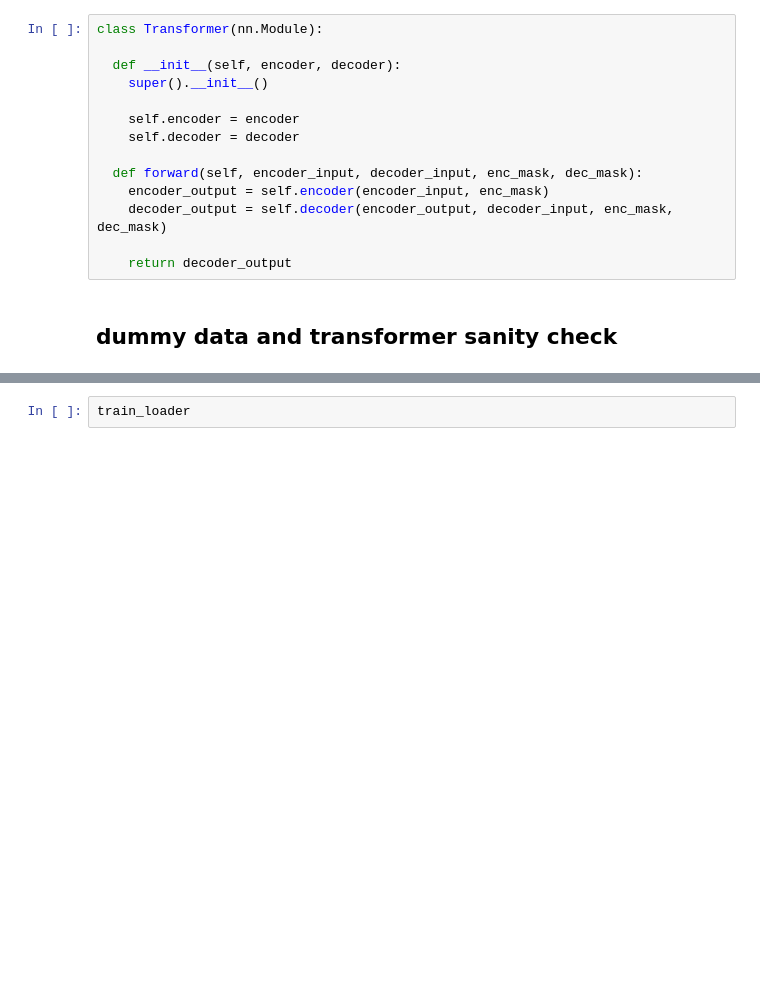
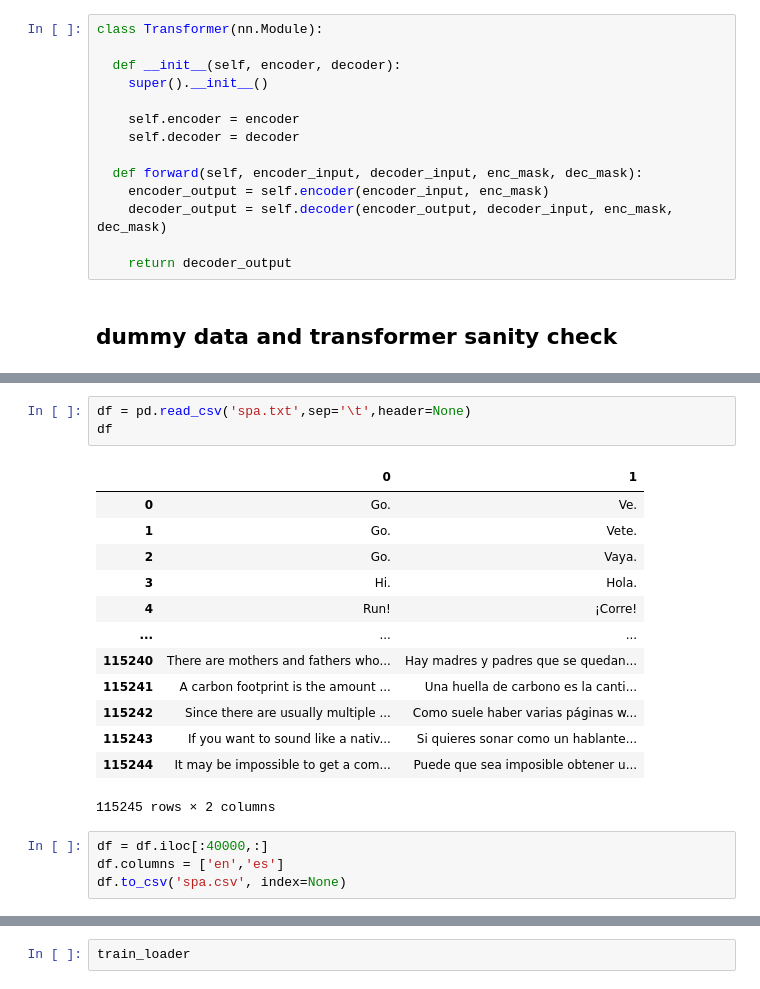
Before and after one commit to hamednasr/transformers, a Jupyter notebook: Encoder_Decoder_transformers_in_pytorch.ipynb, the cells around one changed output, grey strips where cells are left out. Cells and saved outputs as stored; diff of their text form; blank space fills up the shorter version.

```diff
--- a/Encoder_Decoder_transformers_in_pytorch.ipynb
+++ b/Encoder_Decoder_transformers_in_pytorch.ipynb
@@ -373,0 +281,21 @@ valid_loader = DataLoader(tokenized_datasets['validation'],
+# %%
+df = pd.read_csv('spa.txt',sep='\t',header=None)
+df
+# %% [output]
+|  | 0 | 1 |
+| 0 | Go. | Ve. |
+| 1 | Go. | Vete. |
+| 2 | Go. | Vaya. |
+| 3 | Hi. | Hola. |
+| 4 | Run! | ¡Corre! |
+| ... | ... | ... |
+| 115240 | There are mothers and fathers who... | Hay madres y padres que se quedan... |
+| 115241 | A carbon footprint is the amount ... | Una huella de carbono es la canti... |
+| 115242 | Since there are usually multiple ... | Como suele haber varias páginas w... |
+| 115243 | If you want to sound like a nativ... | Si quieres sonar como un hablante... |
+| 115244 | It may be impossible to get a com... | Puede que sea imposible obtener u... |
+115245 rows × 2 columns
+# %%
+df = df.iloc[:40000,:]
+df.columns = ['en','es']
+df.to_csv('spa.csv', index=None)
```
Also changed, not shown: parts of 67 cells of this notebook.
